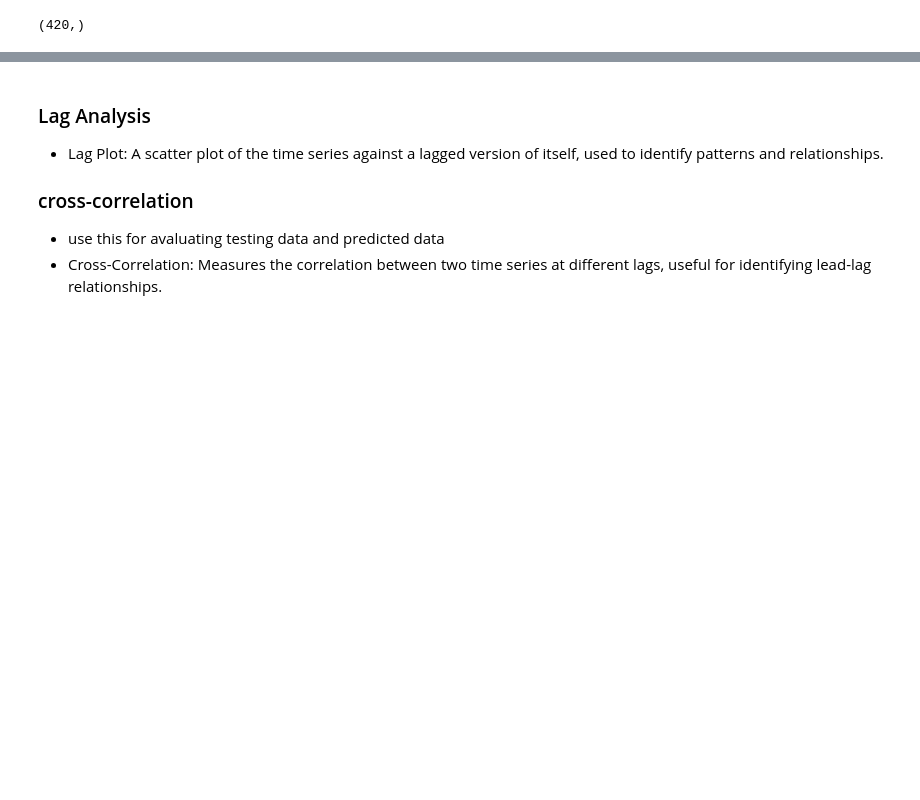
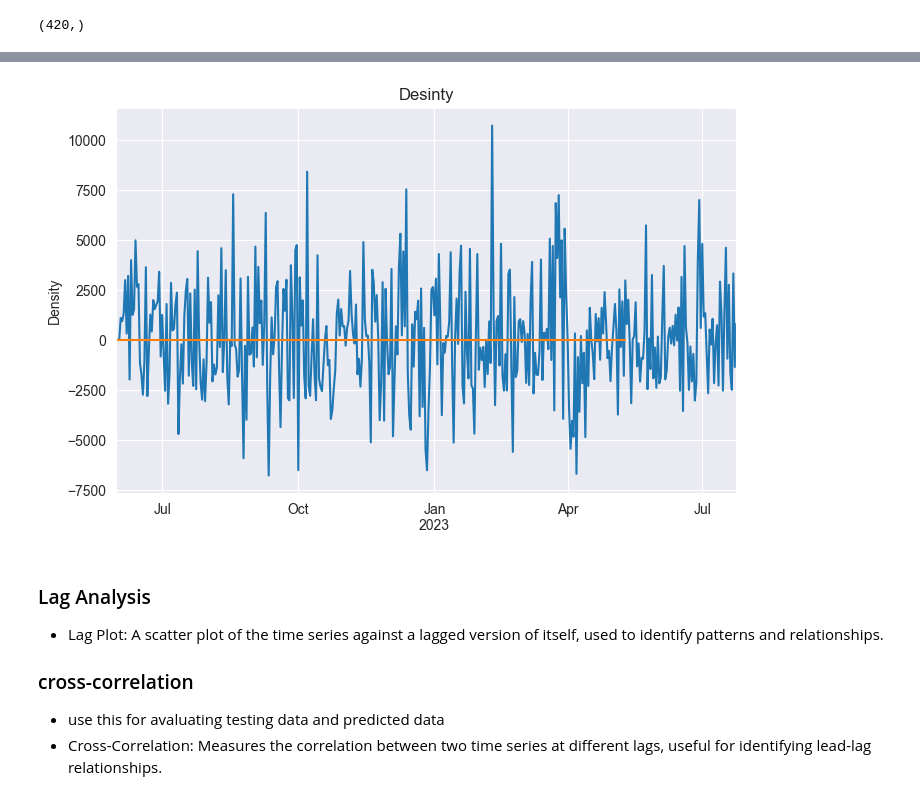
Before and after one commit to kibambe-0167/time-series-analysis, a Jupyter notebook: app.ipynb, the cells around one changed output, grey strips where cells are left out. Saved outputs shown, nothing was run; the diff lists cells and outputs as text; code cells hidden in the pictures; blank space fills up the shorter version.

```diff
--- a/app.ipynb
+++ b/app.ipynb
@@ -916,3 +932,10 @@ plt.show()
+# %%
+plt.figure(figsize=(8, 5))
+residuals.plot(title="Residual")
+residuals.plot(title="Desinty", kind="kde")
+plt.show()
+# %% [output]
+[figure, added]
 # %% [markdown]
 ### Lag Analysis
 
```
Also changed, not shown: parts of 7 cells of this notebook.
